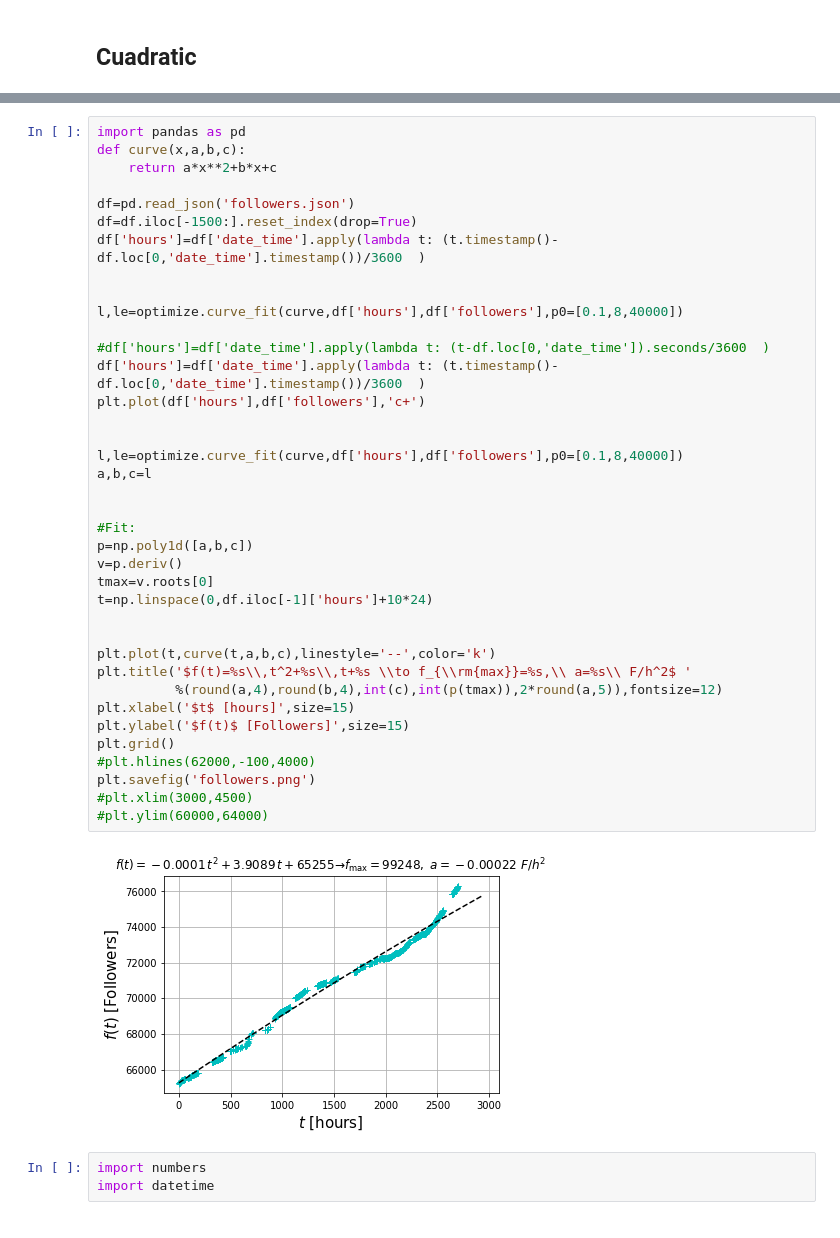
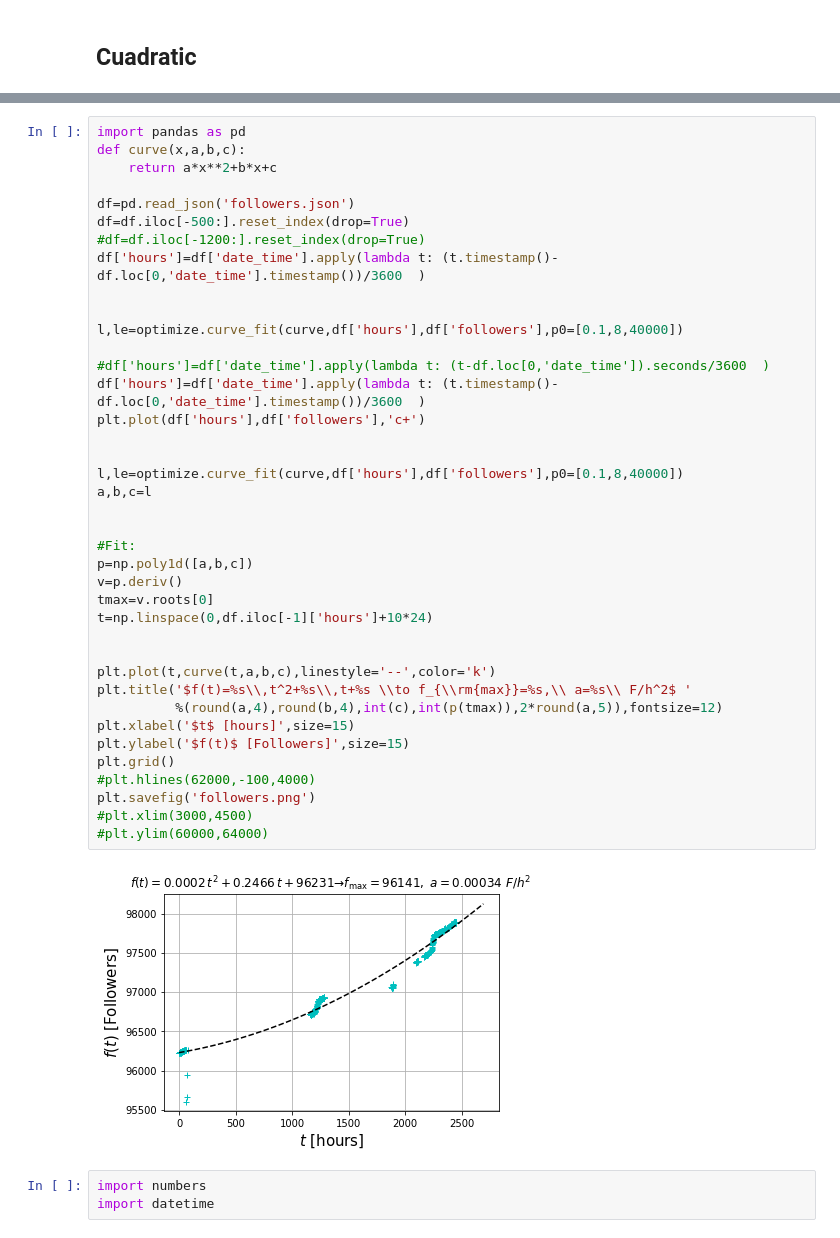
Before and after one commit to restrepo/instagram, a Jupyter notebook: analysis.ipynb, the cells around one changed output, grey strips where cells are left out. Cells and saved outputs as stored; diff of their text form.

```diff
--- a/analysis.ipynb
+++ b/analysis.ipynb
@@ -125,40 +129,41 @@ def curve(x,a,b,c):
     return a*x**2+b*x+c
 
 df=pd.read_json('followers.json')
-df=df.iloc[-1500:].reset_index(drop=True)
+df=df.iloc[-500:].reset_index(drop=True)
+#df=df.iloc[-1200:].reset_index(drop=True)
 df['hours']=df['date_time'].apply(lambda t: (t.timestamp()-df.loc[0,'date_time'].timestamp())/3600  )
 
 
 l,le=optimize.curve_fit(curve,df['hours'],df['followers'],p0=[0.1,8,40000])
 
 #df['hours']=df['date_time'].apply(lambda t: (t-df.loc[0,'date_time']).seconds/3600  )
 df['hours']=df['date_time'].apply(lambda t: (t.timestamp()-df.loc[0,'date_time'].timestamp())/3600  )
 plt.plot(df['hours'],df['followers'],'c+')
 
 
 l,le=optimize.curve_fit(curve,df['hours'],df['followers'],p0=[0.1,8,40000])
 a,b,c=l
 
 
 #Fit:
 p=np.poly1d([a,b,c])
 v=p.deriv()
 tmax=v.roots[0]
 t=np.linspace(0,df.iloc[-1]['hours']+10*24)
 
 
 plt.plot(t,curve(t,a,b,c),linestyle='--',color='k')
 plt.title('$f(t)=%s\\,t^2+%s\\,t+%s \\to f_{\\rm{max}}=%s,\\ a=%s\\ F/h^2$ '
           %(round(a,4),round(b,4),int(c),int(p(tmax)),2*round(a,5)),fontsize=12)
 plt.xlabel('$t$ [hours]',size=15)
 plt.ylabel('$f(t)$ [Followers]',size=15)
 plt.grid()
 #plt.hlines(62000,-100,4000)
 plt.savefig('followers.png')
 #plt.xlim(3000,4500)
 #plt.ylim(60000,64000)
 # %% [output]
-[figure, old version]
+[figure, new version]
 # %%
 import numbers
 import datetime
```
Also changed, not shown: parts of 10 cells of this notebook, 2 other files.
